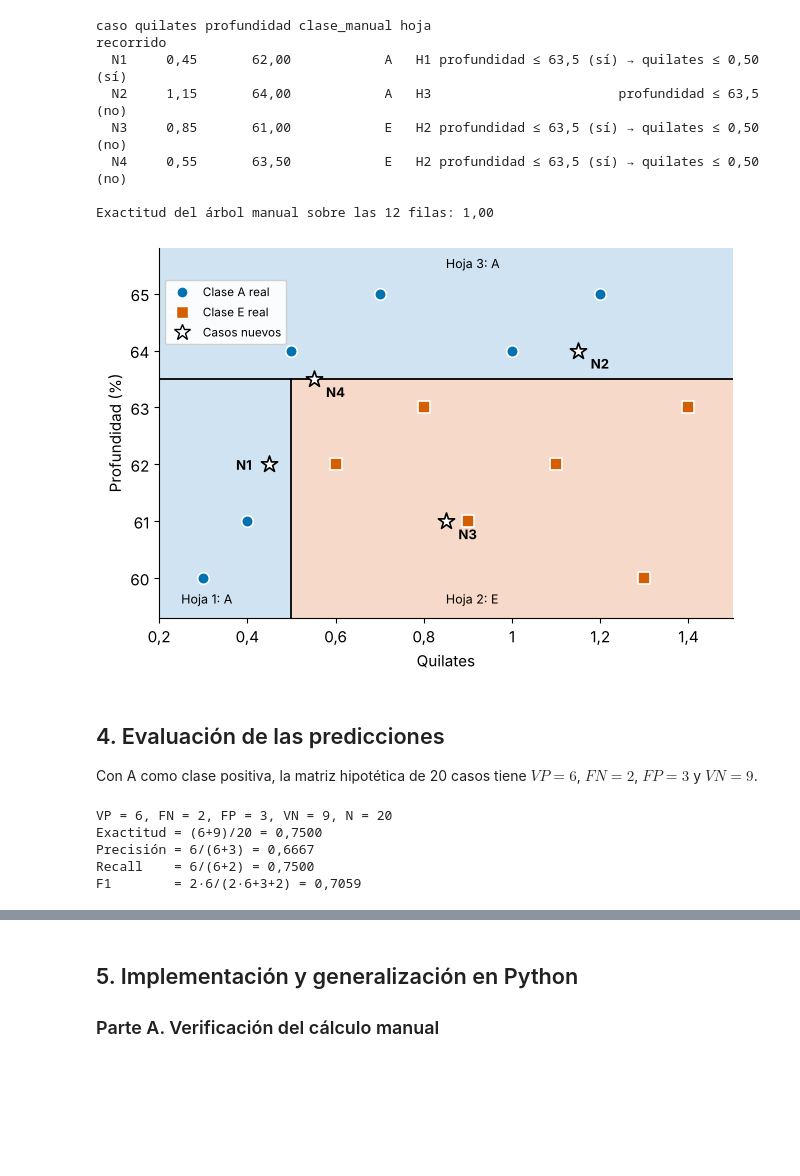
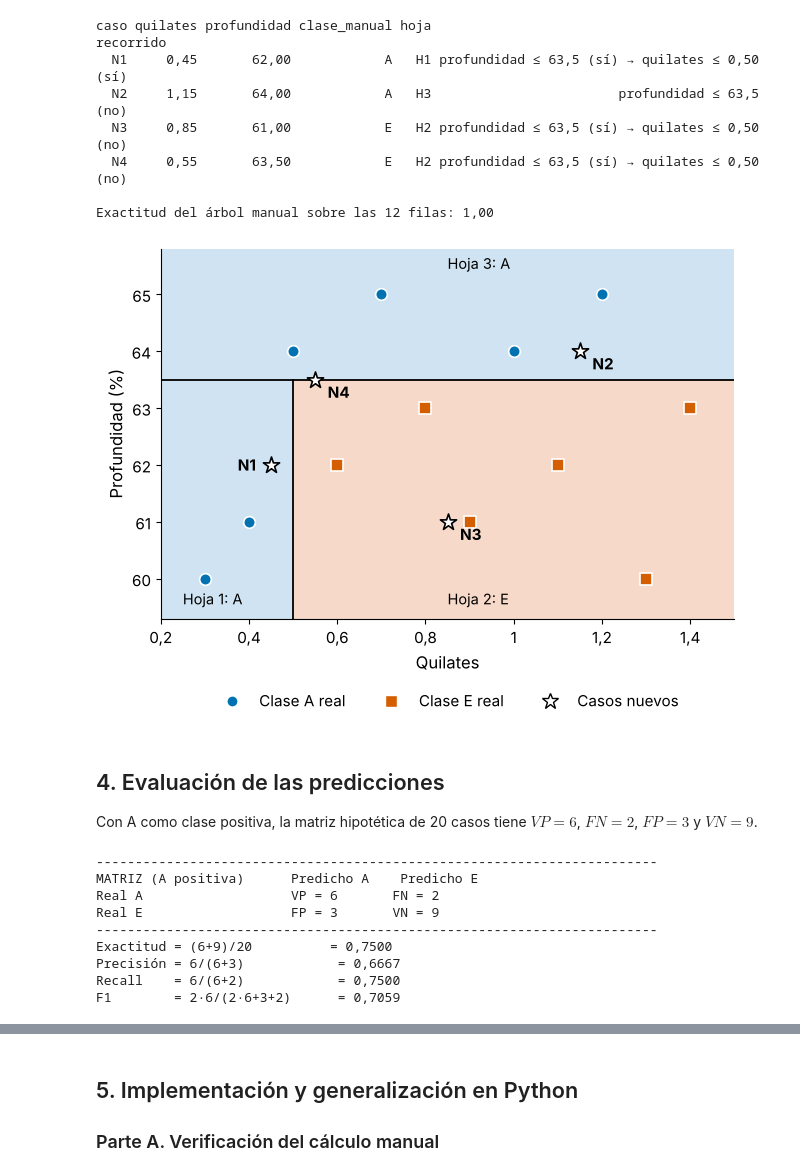
Before and after one commit to CamiloDG07/Taller-Arboles-de-decisi-n, a Jupyter notebook: taller_arboles_decision.ipynb, the cells around one changed output, grey strips where cells are left out. Cells and saved outputs as stored; diff of their text form; code cells hidden in the pictures; blank space fills up the shorter version.

```diff
--- a/taller_arboles_decision.ipynb
+++ b/taller_arboles_decision.ipynb
@@ -22,6 +22,7 @@ import numpy as np
 import pandas as pd
 from matplotlib.colors import ListedColormap
 from matplotlib.lines import Line2D
+from matplotlib.patches import FancyBboxPatch, Rectangle
 from matplotlib.ticker import FuncFormatter
 from sklearn.datasets import load_iris
 from sklearn.dummy import DummyClassifier
@@ -41,7 +42,12 @@ MARCA = {"A": "o", "E": "s"}
 GRIS = "#6B6B6B"
 
 plt.rcParams.update({
-    "font.size": 11,
+    "font.size": 12,
+    "axes.titlesize": 12,
+    "axes.labelsize": 12,
+    "xtick.labelsize": 11,
+    "ytick.labelsize": 11,
+    "legend.fontsize": 11,
     "axes.grid.axis": "y",
     "axes.spines.top": False,
     "axes.spines.right": False,
@@ -140,18 +193,19 @@ for clase in ["A", "E"]:
                label=f"Clase {clase}", zorder=3)
 for _, fila in datos.iterrows():
     ax.annotate(str(int(fila["ID"])), (fila["quilates"], fila["profundidad"]),
-                textcoords="offset points", xytext=(6, 6), fontsize=8,
+                textcoords="offset points", xytext=(6, 6), fontsize=9.5,
                 color="#444444")
 ax.axvline(0.75, color=GRIS, linestyle="--", linewidth=1.2)
 ax.axhline(63.5, color="#000000", linestyle=":", linewidth=1.4)
-ax.text(0.76, 65.35, "quilates ≤ 0,75", color=GRIS, fontsize=8.5)
-ax.text(1.0, 63.62, "profundidad ≤ 63,5", color="#000000", fontsize=8.5)
+ax.text(0.77, 59.55, "quilates ≤ 0,75", color=GRIS, fontsize=10)
+ax.text(1.0, 63.62, "profundidad ≤ 63,5", color="#000000", fontsize=10)
 ax.set_xlabel("Quilates")
 ax.set_ylabel("Profundidad (%)")
 ax.set_xlim(0.2, 1.5)
 ax.set_ylim(59.3, 65.8)
 ax.grid(True, axis="both")
 coma(ax)
-ax.legend(loc="upper left", frameon=False, ncol=2)
+ax.legend(loc="upper center", bbox_to_anchor=(0.5, -0.16), frameon=False,
+          ncol=2)
 guardar("fig_01_datos_candidatas.png")
 # %% [output]
@@ -454,41 +584,41 @@ ax.contourf(zq, zp, codigo, levels=[-0.5, 0.5, 1.5],
 ax.grid(False)
 ax.axhline(63.5, color="#000000", linewidth=1.3)
 ax.plot([0.5, 0.5], [59.3, 63.5], color="#000000", linewidth=1.3)
 for clase in ["A", "E"]:
     sub = datos[datos["clase"] == clase]
     ax.scatter(sub["quilates"], sub["profundidad"], s=70, c=COLOR[clase],
                marker=MARCA[clase], edgecolor="white", linewidth=1.2,
                zorder=3)
 for _, fila in nuevos.iterrows():
     ax.scatter(fila["quilates"], fila["profundidad"], s=150,
                marker="*", c="#FFFFFF", edgecolor="#000000", linewidth=1.2,
                zorder=4)
     desplazamiento = (-24, -4) if fila["caso"] == "N1" else (9, -13)
     ax.annotate(fila["caso"], (fila["quilates"], fila["profundidad"]),
                 textcoords="offset points", xytext=desplazamiento,
-                fontsize=9.5, fontweight="bold")
-ax.text(0.25, 59.55, "Hoja 1: A", fontsize=9)
-ax.text(0.85, 59.55, "Hoja 2: E", fontsize=9)
-ax.text(0.85, 65.45, "Hoja 3: A", fontsize=9)
+                fontsize=11, fontweight="bold")
+ax.text(0.25, 59.55, "Hoja 1: A", fontsize=10.5)
+ax.text(0.85, 59.55, "Hoja 2: E", fontsize=10.5)
+ax.text(0.85, 65.45, "Hoja 3: A", fontsize=10.5)
 ax.set_xlabel("Quilates")
 ax.set_ylabel("Profundidad (%)")
 ax.set_xlim(0.2, 1.5)
 ax.set_ylim(59.3, 65.8)
 coma(ax)
 leyenda = [
     Line2D([], [], marker="o", color="w", markerfacecolor=COLOR["A"],
            markersize=8, label="Clase A real"),
     Line2D([], [], marker="s", color="w", markerfacecolor=COLOR["E"],
            markersize=8, label="Clase E real"),
     Line2D([], [], marker="*", color="w", markerfacecolor="#FFFFFF",
            markeredgecolor="#000000", markersize=12,
            label="Casos nuevos"),
 ]
-ax.legend(handles=leyenda, loc="upper left", frameon=True, fontsize=8.5,
-          bbox_to_anchor=(0.0, 0.93), framealpha=0.9)
-guardar("fig_04_mapa_decision.png")
+ax.legend(handles=leyenda, loc="upper center",
+          bbox_to_anchor=(0.5, -0.16), frameon=False, ncol=3)
+guardar("fig_06_mapa_decision.png")
 # %% [output]
-[figure, old version]
+[figure, new version]
 # %% [markdown]
 ## 4. Evaluación de las predicciones
 
@@ -507,15 +637,25 @@ def metricas_binarias(vp, fn, fp, vn):
 
 VP, FN, FP, VN = 6, 2, 3, 9
 metricas = metricas_binarias(VP, FN, FP, VN)
-print(f"VP = {VP}, FN = {FN}, FP = {FP}, VN = {VN}, N = 20")
-print(f"Exactitud = ({VP}+{VN})/20 = {num(metricas['exactitud'])}")
-print(f"Precisión = {VP}/({VP}+{FP}) = {num(metricas['precisión'])}")
-print(f"Recall    = {VP}/({VP}+{FN}) = {num(metricas['recall'])}")
-print(f"F1        = 2·{VP}/(2·{VP}+{FP}+{FN}) = {num(metricas['F1'])}")
+print("-" * 72)
+print("MATRIZ (A positiva)      Predicho A    Predicho E")
+print(f"Real A                   VP = {VP}       FN = {FN}")
+print(f"Real E                   FP = {FP}       VN = {VN}")
+print("-" * 72)
+print(f"Exactitud = ({VP}+{VN})/20          = {num(metricas['exactitud'])}")
+print(f"Precisión = {VP}/({VP}+{FP})            = "
+      f"{num(metricas['precisión'])}")
+print(f"Recall    = {VP}/({VP}+{FN})            = {num(metricas['recall'])}")
+print(f"F1        = 2·{VP}/(2·{VP}+{FP}+{FN})      = "
+      f"{num(metricas['F1'])}")
 # %% [output]
-VP = 6, FN = 2, FP = 3, VN = 9, N = 20
-Exactitud = (6+9)/20 = 0,7500
-Precisión = 6/(6+3) = 0,6667
-Recall    = 6/(6+2) = 0,7500
-F1        = 2·6/(2·6+3+2) = 0,7059
+------------------------------------------------------------------------
+MATRIZ (A positiva)      Predicho A    Predicho E
+Real A                   VP = 6       FN = 2
+Real E                   FP = 3       VN = 9
+------------------------------------------------------------------------
+Exactitud = (6+9)/20          = 0,7500
+Precisión = 6/(6+3)            = 0,6667
+Recall    = 6/(6+2)            = 0,7500
+F1        = 2·6/(2·6+3+2)      = 0,7059
 # %%
```
Also changed, not shown: parts of 19 cells of this notebook, 27 other files.
